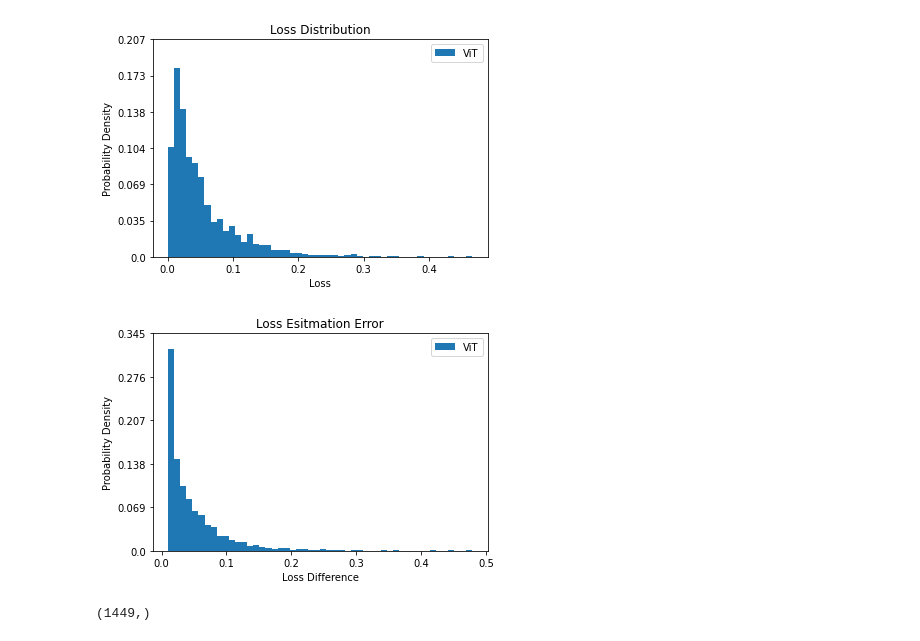
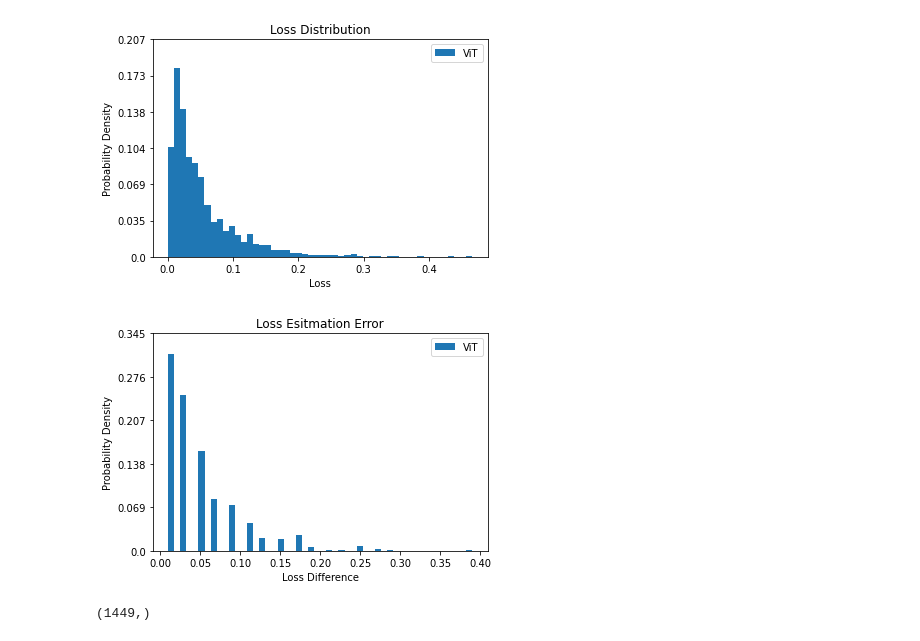
Before and after one commit to susanbao/pytorch-segmentation, a Jupyter notebook: estimated_loss_analysis.ipynb, the cells around one changed output. Drawn from its saved outputs; the diff is of its cells as text; code cells hidden in the pictures.

Commit message:
region 8x8

```diff
--- a/estimated_loss_analysis.ipynb
+++ b/estimated_loss_analysis.ipynb
@@ -87,12 +87,12 @@ display_data_hist(val_loss)
 # %% [output]
 [figure]
 # %%
-val_estimated_loss = np.array(read_one_results("/workspace/ViT-pytorch/output/region_16_16/ViT-output-PSPNet-VOC-train-ordinal-new_losses_3600.json")['losses'])
-val_estimated_loss = val_estimated_loss.reshape((-1, 900))
-val_estimated_loss = val_estimated_loss.mean(axis=1)
+val_estimated_loss = np.array(read_one_results("/workspace/ViT-pytorch/output/ViT-output-PSPNet-VOC-train-ordinal-8x8-patch_losses_9800.json")['losses'])
+# val_estimated_loss = val_estimated_loss.reshape((-1, 900))
+# val_estimated_loss = val_estimated_loss.mean(axis=1)
 display_data_hist(val_estimated_loss)
 # %% [output]
-[figure, old version]
+[figure, new version]
 # %%
 val_estimated_loss.shape
 # %% [output]
```
Also changed, not shown: parts of 16 cells of this notebook, 3 other files.
